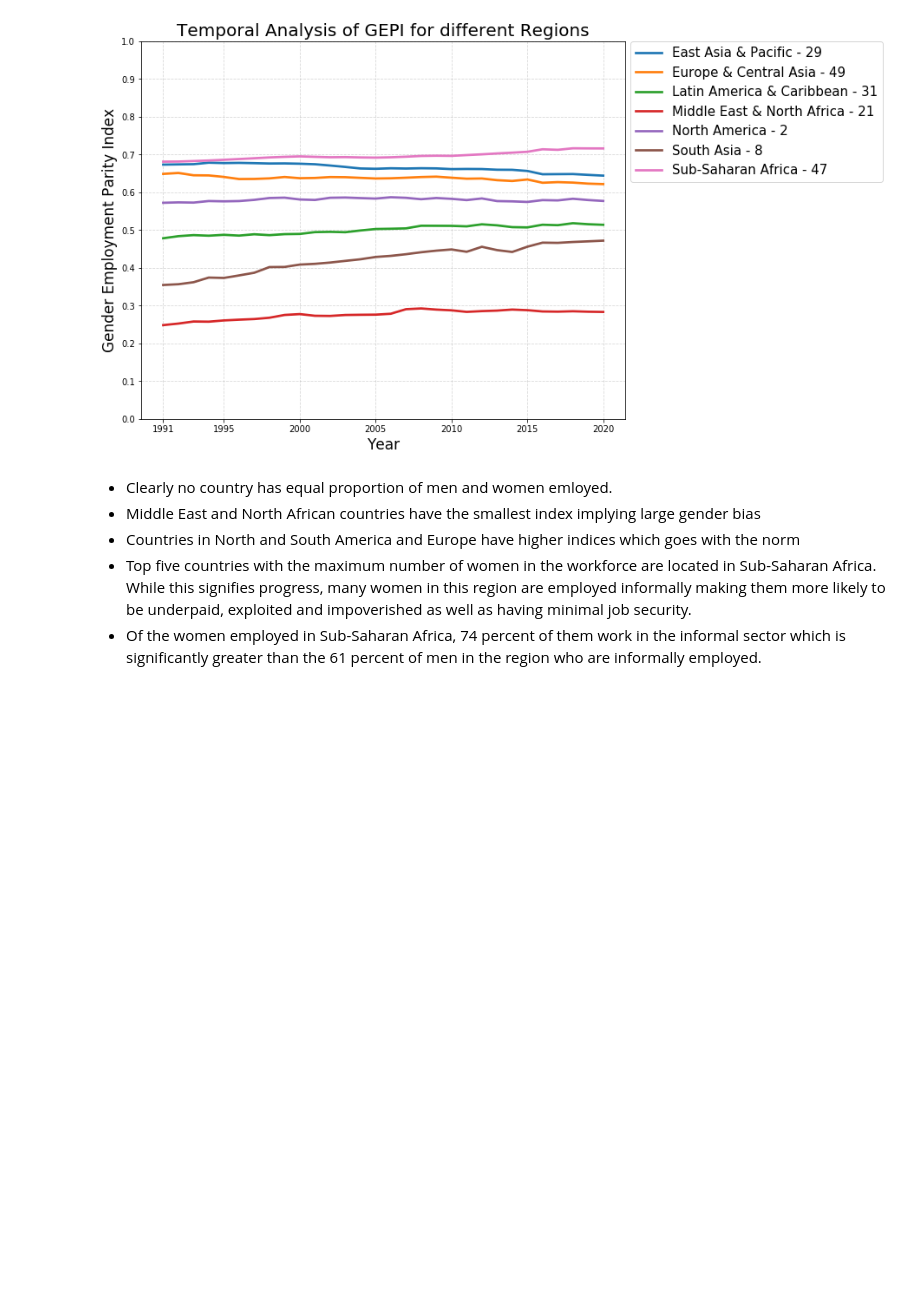
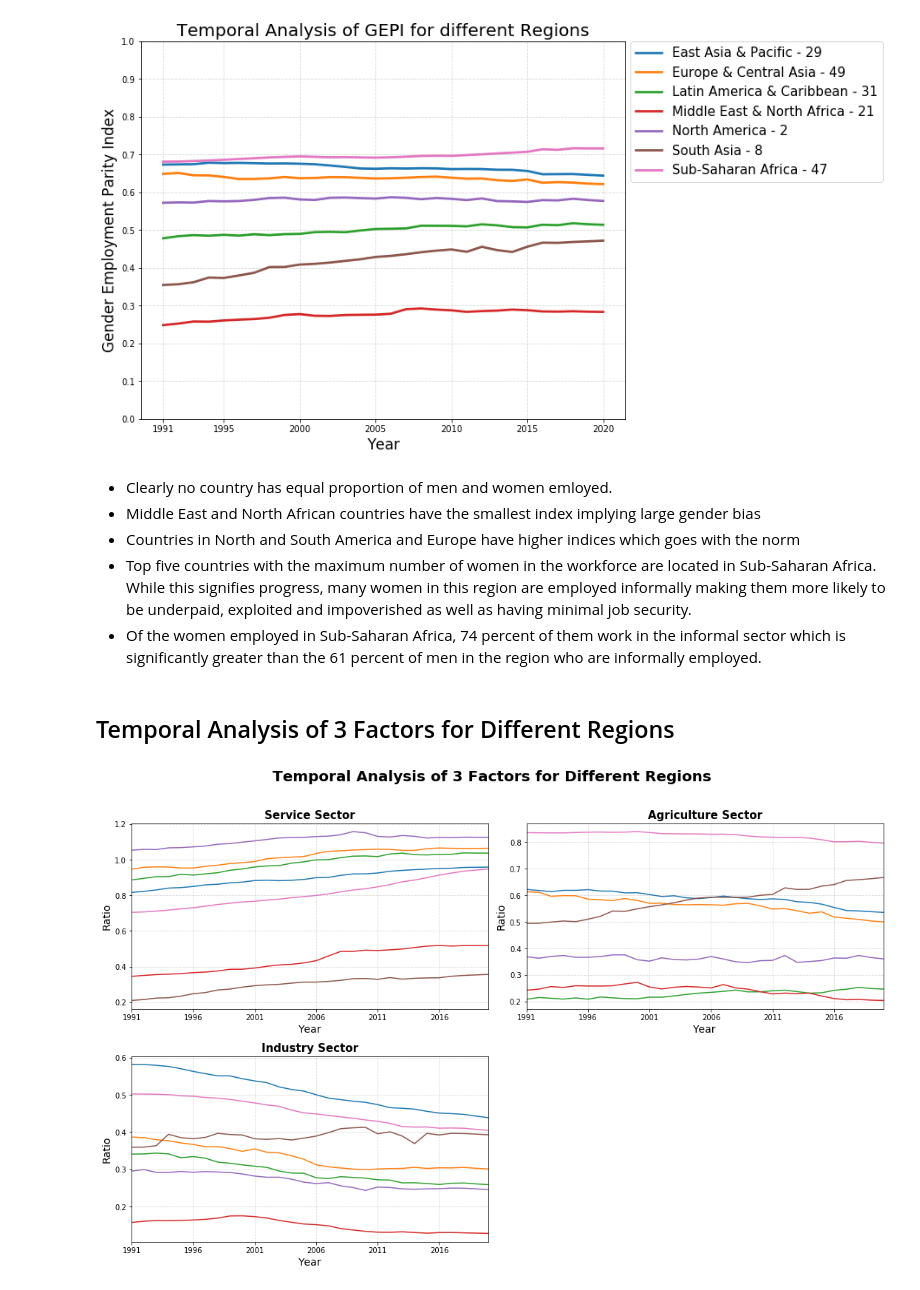
Before and after one commit to Amatullah/CSCI5502-DataMining_Project, a Jupyter notebook: RegionalAnalysis.ipynb, the cells around one changed output. Drawn from its saved outputs; the diff is of its cells as text; code cells hidden in the pictures; blank space fills up the shorter version.

```diff
--- a/RegionalAnalysis.ipynb
+++ b/RegionalAnalysis.ipynb
@@ -140,3 +142,27 @@ df_AvgTopFive.head(10)
+# %%
+dict_services = {'Country Name' : df_economy_types['TableName'], 'IncomeGroup' : df_economy_types['IncomeGroup'],
+                 'Region' : df_economy_types['Region'] }
+dict_agri = {'Country Name' : df_economy_types['TableName'], 'IncomeGroup' : df_economy_types['IncomeGroup'],
+                 'Region' : df_economy_types['Region'] }
+dict_industry = {'Country Name' : df_economy_types['TableName'], 'IncomeGroup' : df_economy_types['IncomeGroup'],
+                 'Region' : df_economy_types['Region'] }
+
+for i in year_list:
+    dict_services[i] = (df_services_female[i]*df_employment_female[i])/(df_services_male[i]*df_employment_male[i])
+    dict_agri[i] = (df_agriculture_female[i]*df_employment_female[i])/(df_agriculture_male[i]*df_employment_male[i])
+    dict_industry[i] = (df_industry_female[i]*df_employment_female[i])/(df_industry_male[i]*df_employment_male[i])
+df_service = pd.DataFrame(data = dict_services)
+df_agriculture = pd.DataFrame(data = dict_agri)
+df_industry = pd.DataFrame(data = dict_industry)
+
+service = df_service.groupby(['Region']).mean().reset_index().T
+service = service.rename(columns=service.iloc[0]).drop(service.index[0]).reset_index()
+
+agriculture = df_agriculture.groupby(['Region']).mean().reset_index().T
+agriculture = agriculture.rename(columns=agriculture.iloc[0]).drop(agriculture.index[0]).reset_index()
+
+industry = df_industry.groupby(['Region']).mean().reset_index().T
+industry = industry.rename(columns=industry.iloc[0]).drop(industry.index[0]).reset_index()
 # %% [markdown]
 # Visual Analysis
 # %% [markdown]
@@ -168,3 +194,27 @@ plt.show()
 - Countries in North and South America and Europe have higher indices which goes with the norm
 - Top five countries with the maximum number of women in the workforce are located in Sub-Saharan Africa. While this signifies progress, many women in this region are employed informally making them more likely to be underpaid, exploited and impoverished as well as having minimal job security.
 - Of the women employed in Sub-Saharan Africa, 74 percent of them work in the informal sector which is significantly greater than the 61 percent of men in the region who are informally employed.
+# %% [markdown]
+## Temporal Analysis of 3 Factors for Different Regions
+# %%
+sectors = ['Service', 'Agriculture', 'Industry']
+fig, axes = plt.subplots(nrows=2, ncols=2, figsize= (15,10))
+uniq, counts = np.unique(df_economy_types['Region'], return_counts=True)
+for i in range(0, 3):
+    if(i == 0) :
+        ax = service.plot.line(x = 'index', rot=0, ax=axes[0,0])
+    elif(i == 1) :
+        ax = agriculture.plot.line(x = 'index', rot=0, ax=axes[0,1])
+    elif(i == 2) :
+        ax = industry.plot.line(x = 'index', rot=0, ax=axes[1,0])
+    ax.set_title(sectors[i]+" Sector", fontsize = 15, fontweight ="bold")
+    ax.set_ylabel("Ratio", fontsize = 14)
+    ax.set_xlabel("Year", fontsize = 14)
+    ax.get_legend().remove()
+    ax.grid(which='both', axis='both', linestyle = '--', alpha = 0.5)
+
+fig.delaxes(axes[1][1])
+fig.suptitle('Temporal Analysis of 3 Factors for Different Regions',fontweight ="bold", fontsize = 20)
+fig.tight_layout(rect=[0, 0.03, 1, 0.92])
+# %% [output]
+[figure, added]
```
Also changed, not shown: parts of 3 cells of this notebook.
